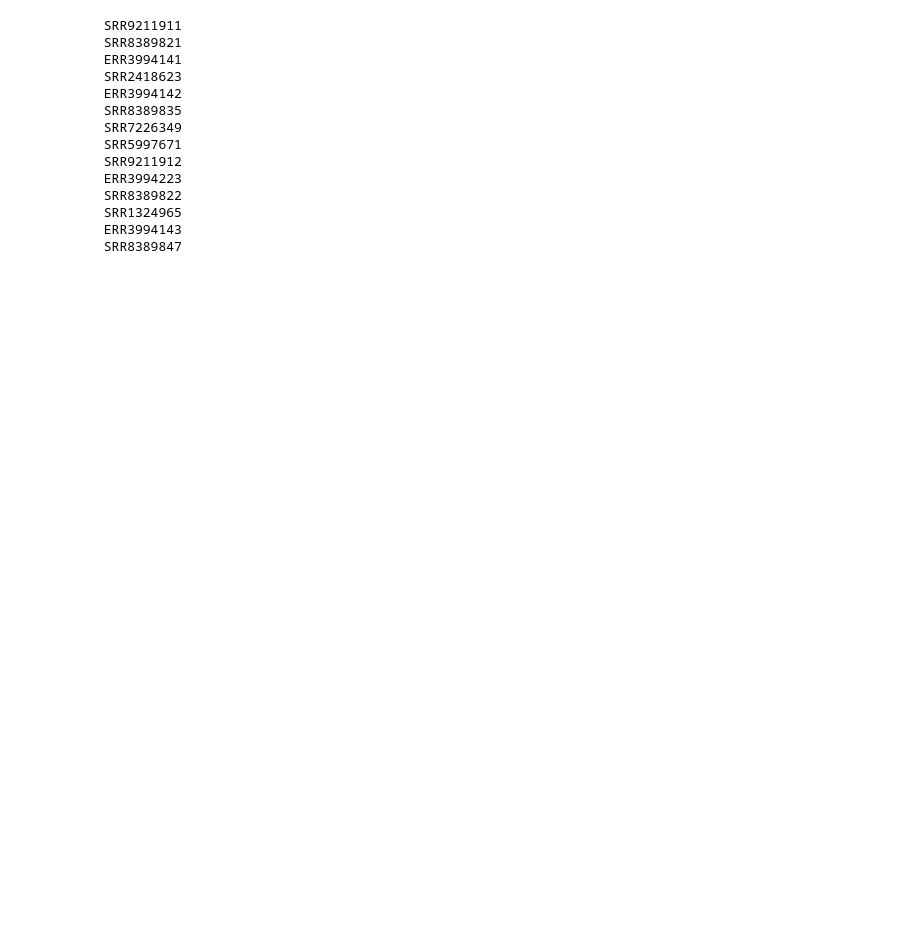
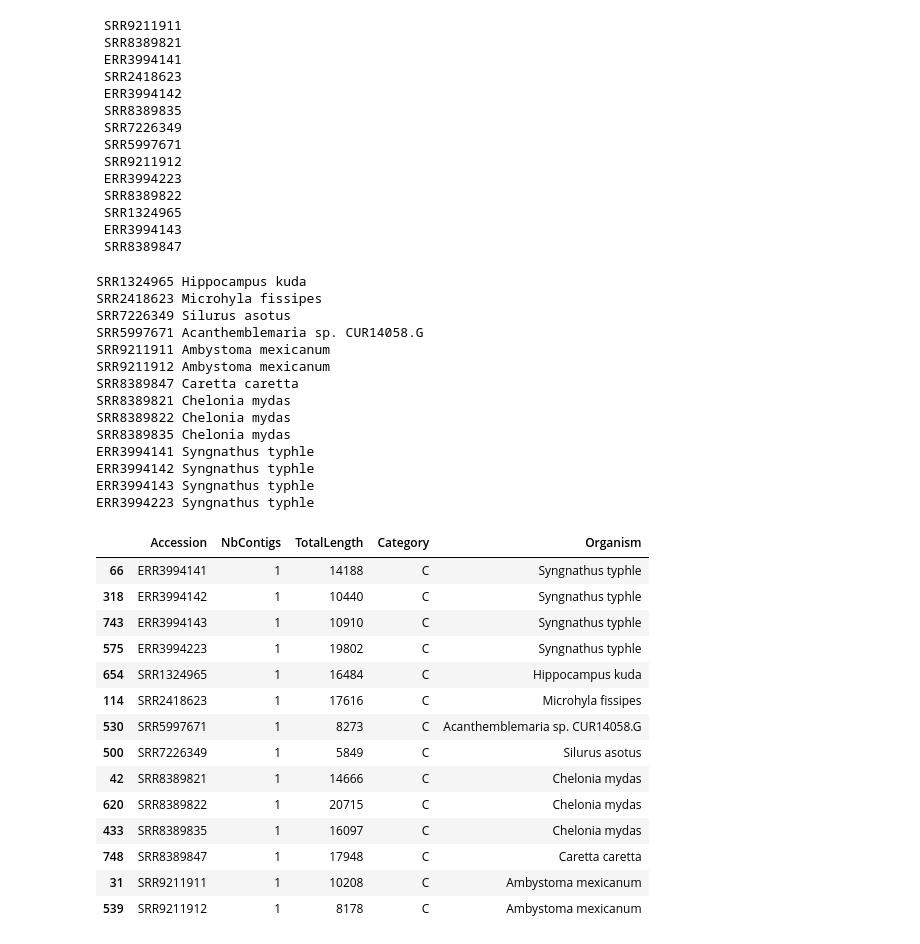
Before and after one commit to serratus-bio/serratus-batch-assembly, a Jupyter notebook: stats/CoV_id95-60_reads100p_score30p.unique_stats.ipynb, the cells around one changed output. Saved outputs shown, nothing was run; the diff lists cells and outputs as text; code cells hidden in the pictures; blank space fills up the shorter version.

```diff
--- a/stats/CoV_id95-60_reads100p_score30p.unique_stats.ipynb
+++ b/stats/CoV_id95-60_reads100p_score30p.unique_stats.ipynb
@@ -24,10 +24,10 @@ for filename in glob.glob("/home/rayan/serratus-assemblies-CoV_id95-60_reads100p
 
     category = assembly_categories.get_category(total_length, nb_contigs)
 
-    data_to_insert += [(accession, nb_contigs, total_length, category)]
+    data_to_insert += [(accession, nb_contigs, total_length, category,'', '','', '')]
 
 print(len(data_to_insert),"datasets")
-data = pd.DataFrame(data_to_insert, columns=['Accession', 'NbContigs', 'TotalLength', 'Category'])
+data = pd.DataFrame(data_to_insert, columns=['Accession', 'NbContigs', 'TotalLength', 'Category', 'Organism', 'BestRef', 'LongestHit', 'IDY'])
 # %% [output]
 SRR9831621
 SRR8437727
@@ -95,3 +95,44 @@ print(data[data['Category'] == 'C']['Accession'].to_string(index=False))
  SRR1324965
  ERR3994143
  SRR8389847
+# %%
+import csv
+sra = csv.DictReader(open("sra/lucky14.txt"))
+lucky14 = set()
+for row in sra:
+    acc = row['acc']
+    lucky14.add(acc)
+    print(acc,row['Organism'])
+    data.loc[data.Accession == acc,'Organism'] = row['Organism']
+
+data[data['Category'] == 'C'].sort_values(by=['Accession'])
+# %% [output]
+SRR1324965 Hippocampus kuda
+SRR2418623 Microhyla fissipes
+SRR7226349 Silurus asotus
+SRR5997671 Acanthemblemaria sp. CUR14058.G
+SRR9211911 Ambystoma mexicanum
+SRR9211912 Ambystoma mexicanum
+SRR8389847 Caretta caretta
+SRR8389821 Chelonia mydas
+SRR8389822 Chelonia mydas
+SRR8389835 Chelonia mydas
+ERR3994141 Syngnathus typhle
+ERR3994142 Syngnathus typhle
+ERR3994143 Syngnathus typhle
+ERR3994223 Syngnathus typhle
+|  | Accession | NbContigs | TotalLength | Category | Organism |
+| 66 | ERR3994141 | 1 | 14188 | C | Syngnathus typhle |
+| 318 | ERR3994142 | 1 | 10440 | C | Syngnathus typhle |
+| 743 | ERR3994143 | 1 | 10910 | C | Syngnathus typhle |
+| 575 | ERR3994223 | 1 | 19802 | C | Syngnathus typhle |
+| 654 | SRR1324965 | 1 | 16484 | C | Hippocampus kuda |
+| 114 | SRR2418623 | 1 | 17616 | C | Microhyla fissipes |
+| 530 | SRR5997671 | 1 | 8273 | C | Acanthemblemaria sp. CUR14058.G |
+| 500 | SRR7226349 | 1 | 5849 | C | Silurus asotus |
+| 42 | SRR8389821 | 1 | 14666 | C | Chelonia mydas |
+| 620 | SRR8389822 | 1 | 20715 | C | Chelonia mydas |
+| 433 | SRR8389835 | 1 | 16097 | C | Chelonia mydas |
+| 748 | SRR8389847 | 1 | 17948 | C | Caretta caretta |
+| 31 | SRR9211911 | 1 | 10208 | C | Ambystoma mexicanum |
+| 539 | SRR9211912 | 1 | 8178 | C | Ambystoma mexicanum |
```
Also changed, not shown: parts of 3 cells of this notebook, 1 other file.
